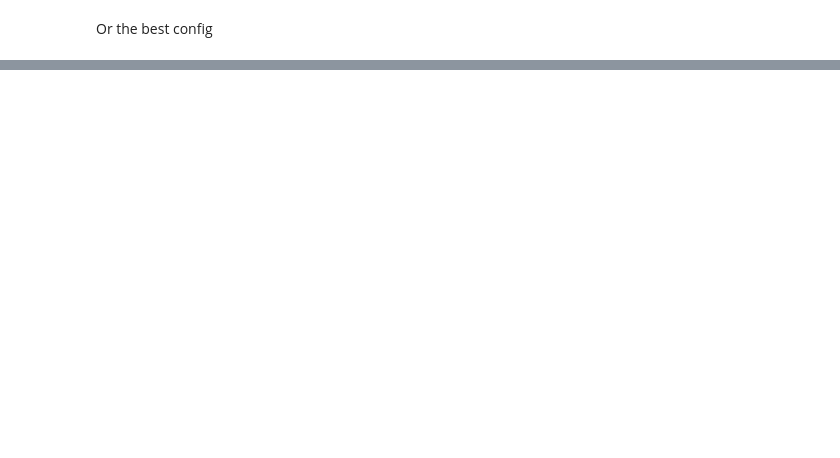
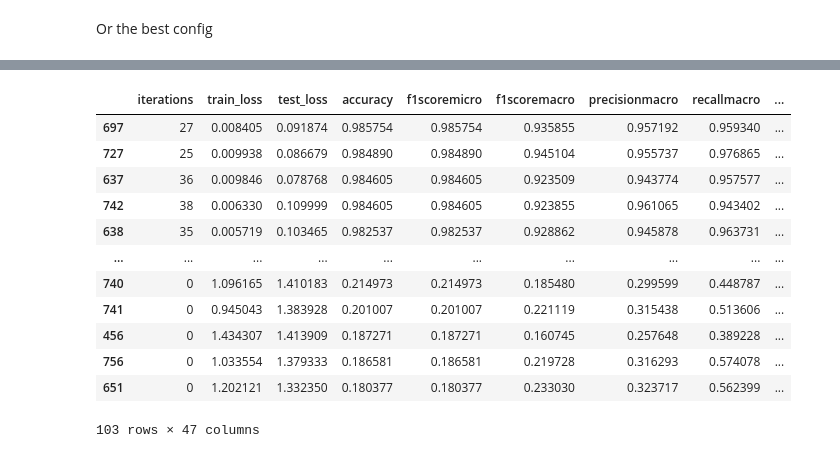
Before and after one commit to FP-byte/MADS_MachineLearning_Project, a Jupyter notebook: src/03_ray.ipynb, the cells around one changed output, grey strips where cells are left out. Saved outputs shown, nothing was run; the diff lists cells and outputs as text; code cells hidden in the pictures; blank space fills up the shorter version.

```diff
--- a/src/03_ray.ipynb
+++ b/src/03_ray.ipynb
@@ -113,0 +279,16 @@ analysis.get_best_config(metric="Accuracy", mode="max")
+# %%
+results_df[results_df["model_type"] == "CNN1DGRUResNet"].sort_values("accuracy", ascending=False)
+# %% [output]
+|  | iterations | train_loss | test_loss | accuracy | f1scoremicro | f1scoremacro | precisionmacro | recallmacro | ... |
+| 697 | 27 | 0.008405 | 0.091874 | 0.985754 | 0.985754 | 0.935855 | 0.957192 | 0.959340 | ... |
+| 727 | 25 | 0.009938 | 0.086679 | 0.984890 | 0.984890 | 0.945104 | 0.955737 | 0.976865 | ... |
+| 637 | 36 | 0.009846 | 0.078768 | 0.984605 | 0.984605 | 0.923509 | 0.943774 | 0.957577 | ... |
+| 742 | 38 | 0.006330 | 0.109999 | 0.984605 | 0.984605 | 0.923855 | 0.961065 | 0.943402 | ... |
+| 638 | 35 | 0.005719 | 0.103465 | 0.982537 | 0.982537 | 0.928862 | 0.945878 | 0.963731 | ... |
+| ... | ... | ... | ... | ... | ... | ... | ... | ... | ... |
+| 740 | 0 | 1.096165 | 1.410183 | 0.214973 | 0.214973 | 0.185480 | 0.299599 | 0.448787 | ... |
+| 741 | 0 | 0.945043 | 1.383928 | 0.201007 | 0.201007 | 0.221119 | 0.315438 | 0.513606 | ... |
+| 456 | 0 | 1.434307 | 1.413909 | 0.187271 | 0.187271 | 0.160745 | 0.257648 | 0.389228 | ... |
+| 756 | 0 | 1.033554 | 1.379333 | 0.186581 | 0.186581 | 0.219728 | 0.316293 | 0.574078 | ... |
+| 651 | 0 | 1.202121 | 1.332350 | 0.180377 | 0.180377 | 0.233030 | 0.323717 | 0.562399 | ... |
+103 rows × 47 columns
```
Also changed, not shown: parts of 18 cells of this notebook, 21 other files.
